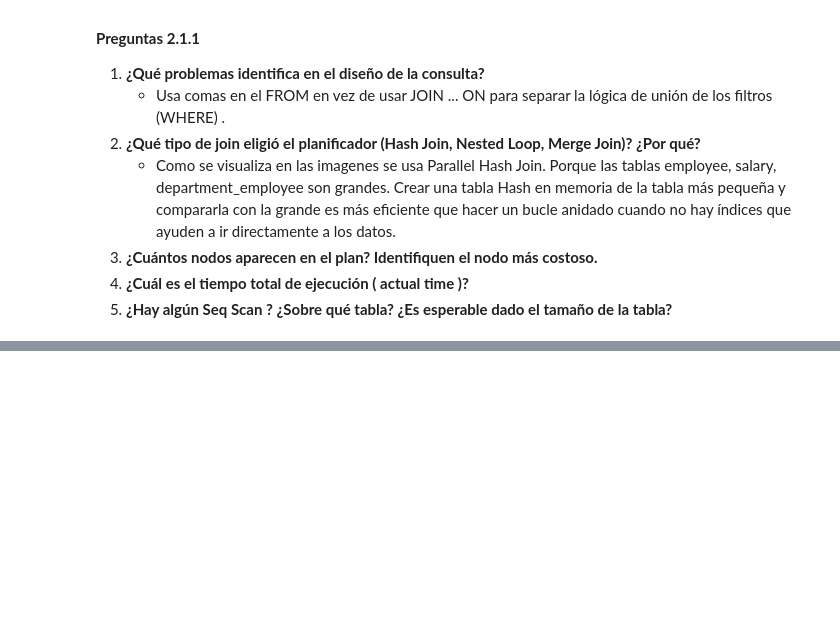
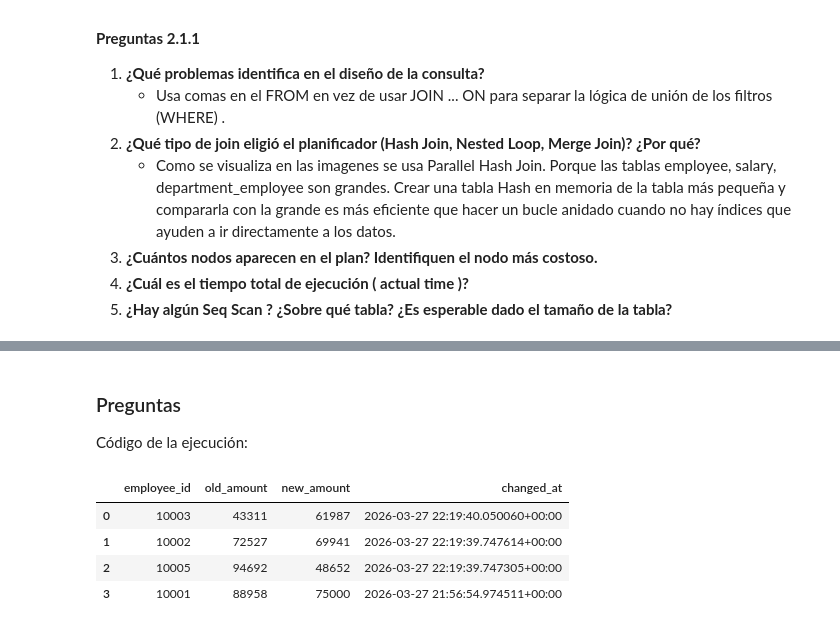
Before and after one commit to JosephAnderson234/Lab1-DB1, a Jupyter notebook: main.ipynb, the cells around one changed output, grey strips where cells are left out. Saved outputs shown, nothing was run; the diff lists cells and outputs as text; code cells hidden in the pictures; blank space fills up the shorter version.

```diff
--- a/main.ipynb
+++ b/main.ipynb
@@ -109,0 +126,17 @@ $$;
+# %%
+import psycopg2
+from psycopg2 import pool, sql, errors
+# Configuren con sus credenciales
+DB_CONFIG = {
+"host": "localhost",
+"port": 5555,
+"dbname": "postgres",
+"user": "postgres",
+"password": "12345"
+}
+# Pool con mínimo 2 y máximo 10 conexiones
+connection_pool = pool.ThreadedConnectionPool(
+minconn=2,
+maxconn=10,
+**DB_CONFIG
+)
@@ -109,0 +208,30 @@ $$;
+# %% [markdown]
+### Preguntas
+
+Código de la ejecución:
+# %%
+def ver_auditoria():
+    conn = connection_pool.getconn()
+    try:
+        with conn.cursor() as cur:
+            cur.execute("""
+            SELECT employee_id, old_amount, new_amount, changed_at
+            FROM employees.audit_salary_2025
+            ORDER BY changed_at DESC
+            LIMIT 20;
+            """)
+            rows = cur.fetchall()
+            cols = [desc[0] for desc in cur.description]
+        import pandas as pd
+        df = pd.DataFrame(rows, columns=cols)
+        display(df)
+    finally:
+        connection_pool.putconn(conn)
+
+ver_auditoria()
+# %% [output]
+|  | employee_id | old_amount | new_amount | changed_at |
+| 0 | 10003 | 43311 | 61987 | 2026-03-27 22:19:40.050060+00:00 |
+| 1 | 10002 | 72527 | 69941 | 2026-03-27 22:19:39.747614+00:00 |
+| 2 | 10005 | 94692 | 48652 | 2026-03-27 22:19:39.747305+00:00 |
+| 3 | 10001 | 88958 | 75000 | 2026-03-27 21:56:54.974511+00:00 |
```
Also changed, not shown: parts of 7 cells of this notebook.
